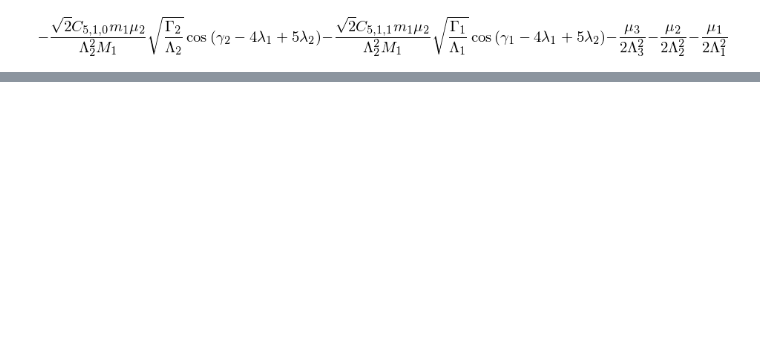
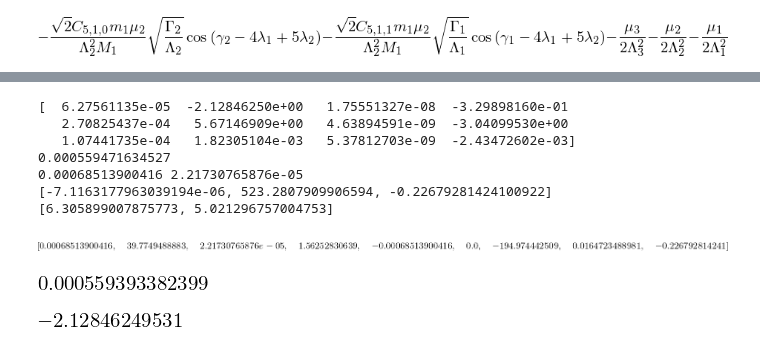
Before and after one commit to shadden/celmech, a Jupyter notebook: HamiltonianPoincare.ipynb, the cells around one changed output, grey strips where cells are left out. Drawn from its saved outputs; the diff is of its cells as text; code cells hidden in the pictures; blank space fills up the shorter version.

Commit message:
test example for poincare-to-Z transformation

```diff
--- a/HamiltonianPoincare.ipynb
+++ b/HamiltonianPoincare.ipynb
@@ -70,0 +78,27 @@ Hsim.H
+# %%
+%run -i celmech/transformations
+
+pvars=np.array(transformations.poincare_vars_from_sim(sim))
+n1,n2=sim.particles[1].n,sim.particles[2].n
+m1,m2=sim.particles[1].m,sim.particles[2].m
+Mstar=sim.particles[0].m
+G=sim.G
+print pvars
+poincare_vars_to_andoyer_vars(pvars[:8],G,Mstar,m1,m2,n1,n2,5,1,actionScale=pvars[0]/2)
+# %% [output]
+[  6.27561135e-05  -2.12846250e+00   1.75551327e-08  -3.29898160e-01
+   2.70825437e-04   5.67146909e+00   4.63894591e-09  -3.04099530e+00
+   1.07441735e-04   1.82305104e-03   5.37812703e-09  -2.43472602e-03]
+0.000559471634527
+0.00068513900416 2.21730765876e-05
+[-7.1163177963039194e-06, 523.2807909906594, -0.22679281424100922]
+[6.305899007875773, 5.021296757004753]
+[figure, added]
+# %%
+sim.particles[1].e**2
+# %% [output]
+[figure, added]
+# %%
+pvars[1]
+# %% [output]
+[figure, added]
```
Also changed, not shown: parts of 4 cells of this notebook.
